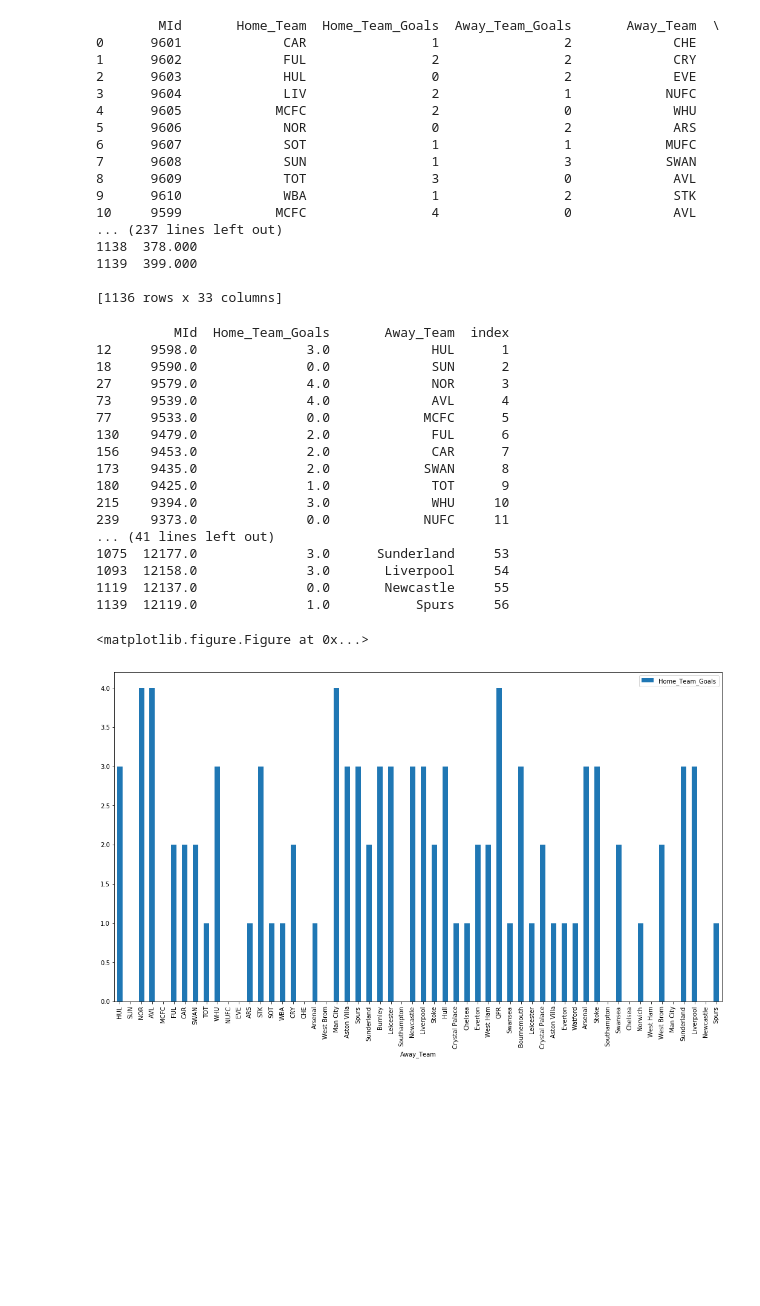
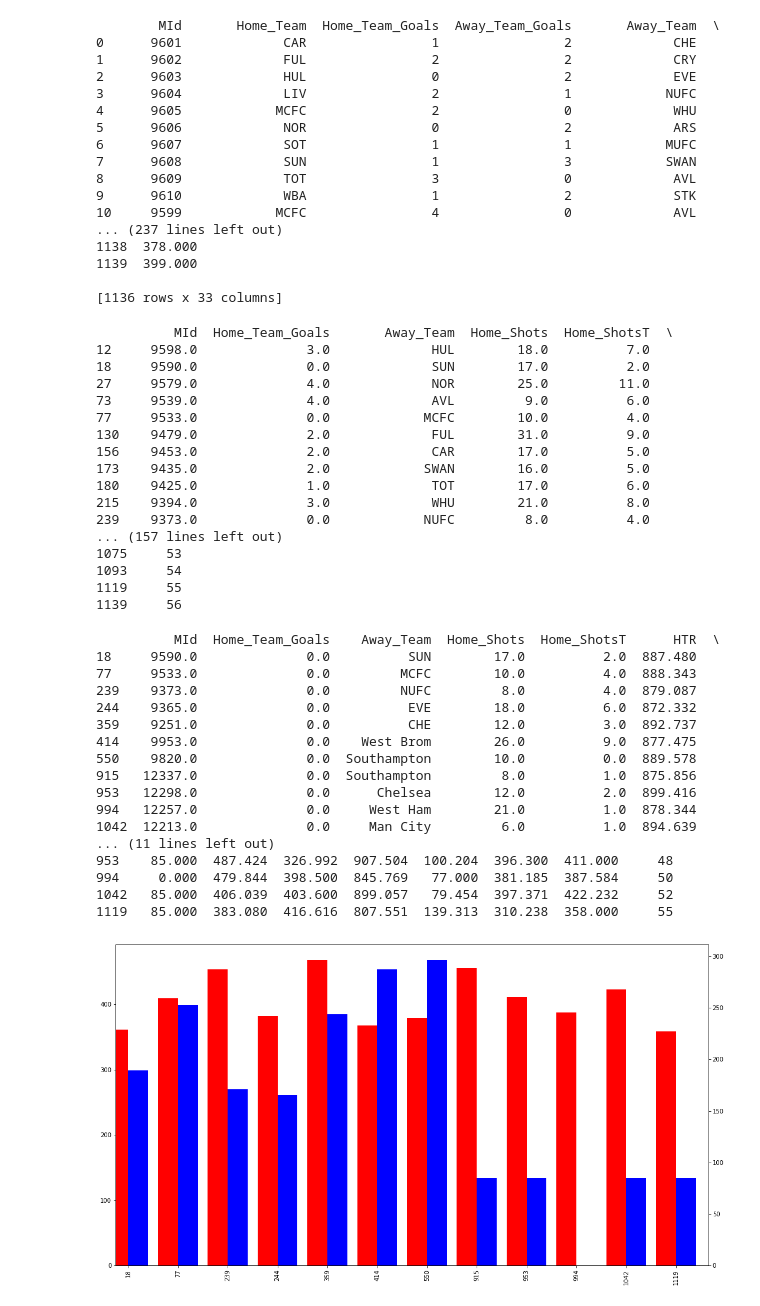
Before and after one commit to shriya17/Prolego, a Jupyter notebook: Analysis/Untitled.ipynb, the cells around one changed output. Drawn from its saved outputs; the diff is of its cells as text; code cells hidden in the pictures; blank space fills up the shorter version.

```diff
--- a/Analysis/Untitled.ipynb
+++ b/Analysis/Untitled.ipynb
@@ -51,32 +51,64 @@ print df_copy
 
 df_poss = df_copy[(df_copy['Home_Team']=="MUFC") | (df_copy["Home_Team"] == "Man Utd")]
 #print df_poss
-df_poss = df_poss[['MId','Home_Team_Goals','Away_Team']]
+df_poss = df_poss[['MId','Home_Team_Goals','Away_Team','Home_Shots','Home_ShotsT','HTR','HTAR','HTMR','HTDR','ATR','ATAR','ATMR','ATDR']]
 df_poss['index'] = range(1, len(df_poss) + 1)
-df_poss[['MId','Home_Team_Goals']] = df_poss[['MId','Home_Team_Goals']].astype(float)
+df_poss[['MId','Home_Team_Goals','Home_Shots','Home_ShotsT','HTR','HTAR','HTMR','HTDR','ATR','ATAR','ATMR','ATDR']] = df_poss[['MId','Home_Team_Goals','Home_Shots','Home_ShotsT','HTR','HTAR','HTMR','HTDR','ATR','ATAR','ATMR','ATDR']].astype(float)
 print df_poss
 # %% [output]
-          MId  Home_Team_Goals       Away_Team  index
-12     9598.0              3.0             HUL      1
-18     9590.0              0.0             SUN      2
-27     9579.0              4.0             NOR      3
-73     9539.0              4.0             AVL      4
-77     9533.0              0.0            MCFC      5
-130    9479.0              2.0             FUL      6
-156    9453.0              2.0             CAR      7
-173    9435.0              2.0            SWAN      8
-180    9425.0              1.0             TOT      9
-215    9394.0              3.0             WHU     10
-239    9373.0              0.0            NUFC     11
-... (41 lines left out)
-1075  12177.0              3.0      Sunderland     53
-1093  12158.0              3.0       Liverpool     54
-1119  12137.0              0.0       Newcastle     55
-1139  12119.0              1.0           Spurs     56
+          MId  Home_Team_Goals       Away_Team  Home_Shots  Home_ShotsT  \
+12     9598.0              3.0             HUL        18.0          7.0
+18     9590.0              0.0             SUN        17.0          2.0
+27     9579.0              4.0             NOR        25.0         11.0
+73     9539.0              4.0             AVL         9.0          6.0
+77     9533.0              0.0            MCFC        10.0          4.0
+130    9479.0              2.0             FUL        31.0          9.0
+156    9453.0              2.0             CAR        17.0          5.0
+173    9435.0              2.0            SWAN        16.0          5.0
+180    9425.0              1.0             TOT        17.0          6.0
+215    9394.0              3.0             WHU        21.0          8.0
+239    9373.0              0.0            NUFC         8.0          4.0
+... (157 lines left out)
+1075     53
+1093     54
+1119     55
+1139     56
 # %%
 plt.figure()
 df_poss.set_index('Away_Team').plot(kind='bar',y='Home_Team_Goals',figsize=(18,10))
 plt.show()
-# %% [output]
-<matplotlib.figure.Figure at 0x...>
-[figure, removed]
+# %%
+df_zero_goals = df_poss[(df_poss["Home_Team_Goals"]== 0.0)]
+print df_zero_goals
+fig = plt.figure(figsize=(18,10))
+ax = fig.add_subplot(111) # Create matplotlib axes
+ax2 = ax.twinx()
+width = 0.4
+
+#f.amount.plot(kind='bar', color='red', ax=ax, width=width, position=1)
+#f.price.plot(kind='bar', color='blue', ax=ax2, width=width, position=0)
+
+df_zero_goals.ATDR.plot(kind='bar', color='red', ax=ax, width=width, position=1)
+df_zero_goals.HTAR.plot(kind='bar', color='blue', ax=ax2, width=width, position=0)
+plt.show()
+#f_zero_goals.set_index('Away_Team').plot(kind='bar',y='ATDR',figsize=(18,10))
+#lt.show()
+# %% [output]
+          MId  Home_Team_Goals    Away_Team  Home_Shots  Home_ShotsT      HTR  \
+18     9590.0              0.0          SUN        17.0          2.0  887.480
+77     9533.0              0.0         MCFC        10.0          4.0  888.343
+239    9373.0              0.0         NUFC         8.0          4.0  879.087
+244    9365.0              0.0          EVE        18.0          6.0  872.332
+359    9251.0              0.0          CHE        12.0          3.0  892.737
+414    9953.0              0.0    West Brom        26.0          9.0  877.475
+550    9820.0              0.0  Southampton        10.0          0.0  889.578
+915   12337.0              0.0  Southampton         8.0          1.0  875.856
+953   12298.0              0.0      Chelsea        12.0          2.0  899.416
+994   12257.0              0.0     West Ham        21.0          1.0  878.344
+1042  12213.0              0.0     Man City         6.0          1.0  894.639
+... (11 lines left out)
+953    85.000  487.424  326.992  907.504  100.204  396.300  411.000     48
+994     0.000  479.844  398.500  845.769   77.000  381.185  387.584     50
+1042   85.000  406.039  403.600  899.057   79.454  397.371  422.232     52
+1119   85.000  383.080  416.616  807.551  139.313  310.238  358.000     55
+[figure, added]
```
Also changed, not shown: parts of 1 cell of this notebook.
